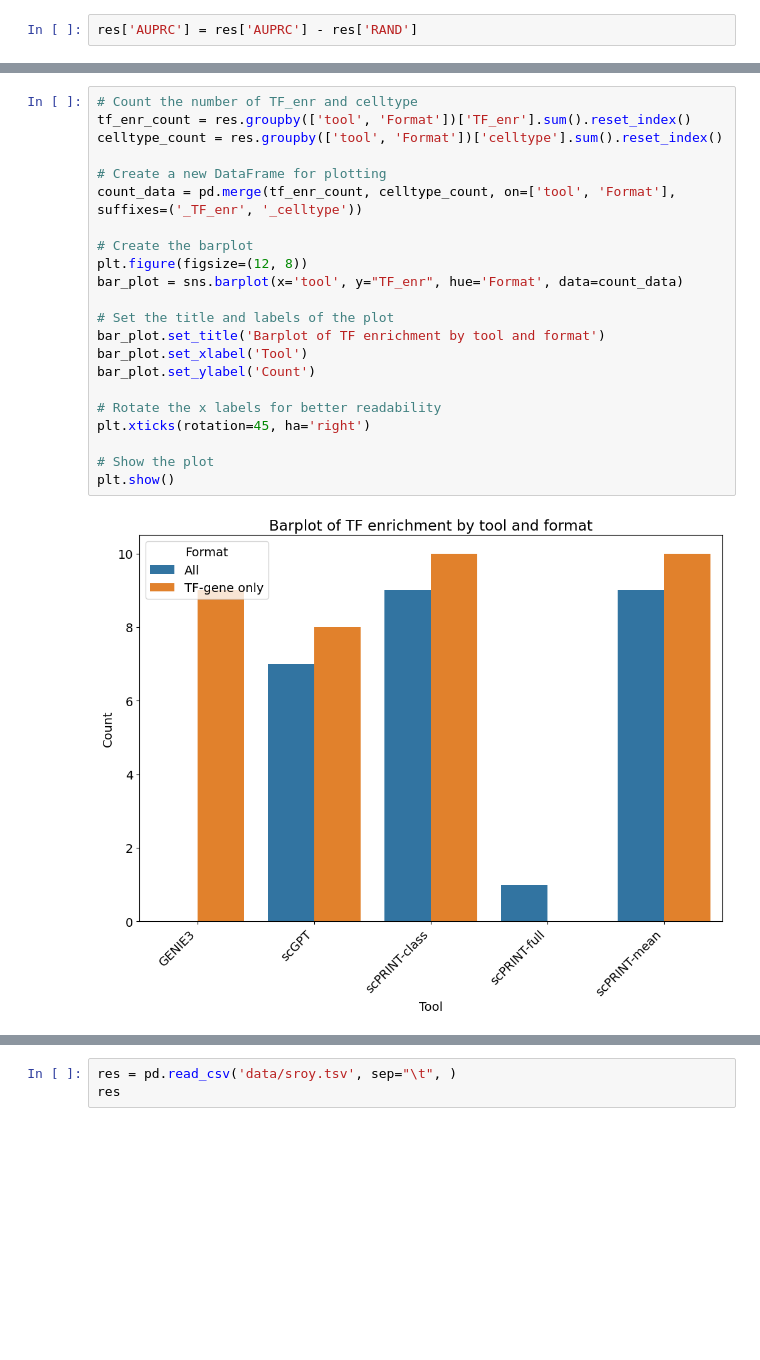
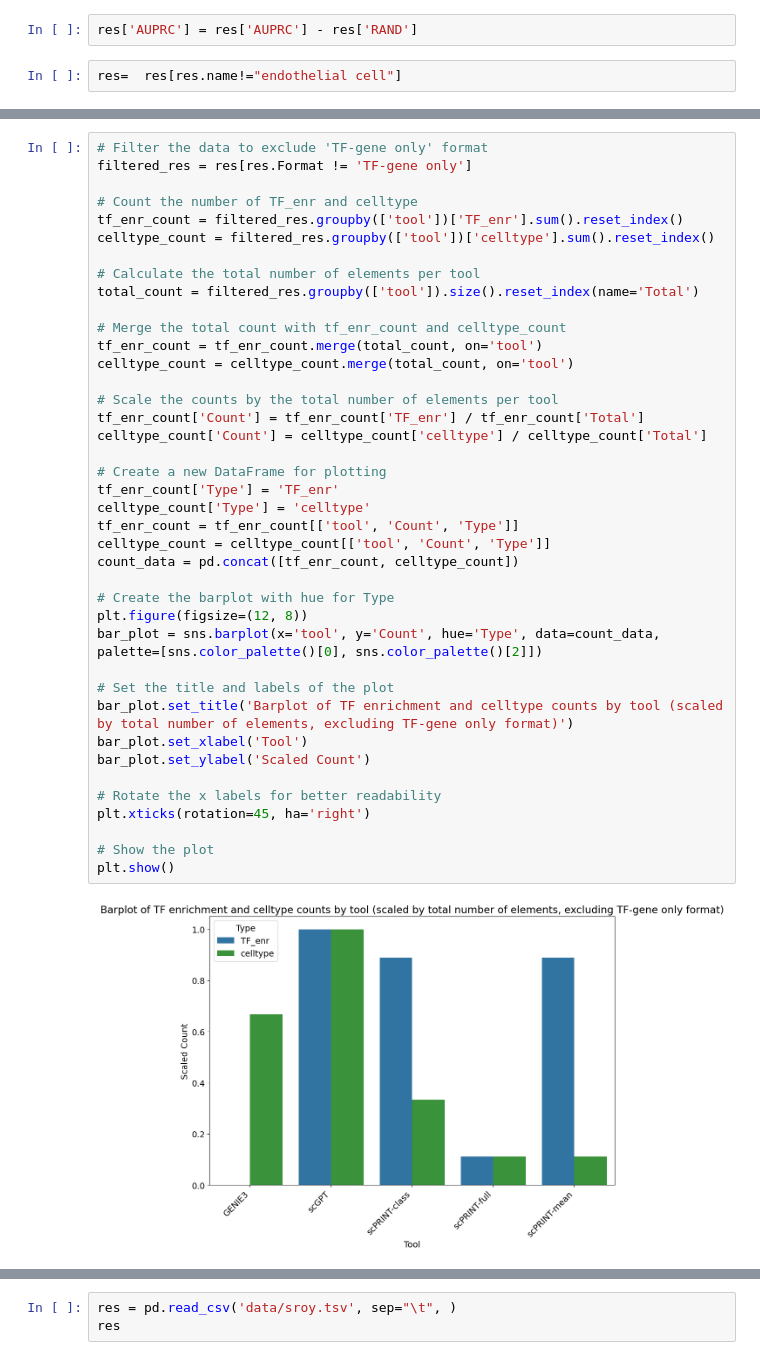
Before and after one commit to jkobject/scPRINT, a Jupyter notebook: figures/plot_results.ipynb, the cells around one changed output, grey strips where cells are left out. Cells and saved outputs as stored; diff of their text form; blank space fills up the shorter version.

```diff
--- a/figures/plot_results.ipynb
+++ b/figures/plot_results.ipynb
@@ -72,5 +105,7 @@ plt.show()
 # %%
 res['AUPRC'] = res['AUPRC'] - res['RAND']
+# %%
+res=  res[res.name!="endothelial cell"]
 # %%
 # Create the violin plot
 plt.figure(figsize=(12, 8))
@@ -96,24 +155,42 @@ plt.show()
 # %%
+# Filter the data to exclude 'TF-gene only' format
+filtered_res = res[res.Format != 'TF-gene only']
+
 # Count the number of TF_enr and celltype
-tf_enr_count = res.groupby(['tool', 'Format'])['TF_enr'].sum().reset_index()
-celltype_count = res.groupby(['tool', 'Format'])['celltype'].sum().reset_index()
+tf_enr_count = filtered_res.groupby(['tool'])['TF_enr'].sum().reset_index()
+celltype_count = filtered_res.groupby(['tool'])['celltype'].sum().reset_index()
+
+# Calculate the total number of elements per tool
+total_count = filtered_res.groupby(['tool']).size().reset_index(name='Total')
+
+# Merge the total count with tf_enr_count and celltype_count
+tf_enr_count = tf_enr_count.merge(total_count, on='tool')
+celltype_count = celltype_count.merge(total_count, on='tool')
+
+# Scale the counts by the total number of elements per tool
+tf_enr_count['Count'] = tf_enr_count['TF_enr'] / tf_enr_count['Total']
+celltype_count['Count'] = celltype_count['celltype'] / celltype_count['Total']
 
 # Create a new DataFrame for plotting
-count_data = pd.merge(tf_enr_count, celltype_count, on=['tool', 'Format'], suffixes=('_TF_enr', '_celltype'))
+tf_enr_count['Type'] = 'TF_enr'
+celltype_count['Type'] = 'celltype'
+tf_enr_count = tf_enr_count[['tool', 'Count', 'Type']]
+celltype_count = celltype_count[['tool', 'Count', 'Type']]
+count_data = pd.concat([tf_enr_count, celltype_count])
 
-# Create the barplot
+# Create the barplot with hue for Type
 plt.figure(figsize=(12, 8))
-bar_plot = sns.barplot(x='tool', y="TF_enr", hue='Format', data=count_data)
+bar_plot = sns.barplot(x='tool', y='Count', hue='Type', data=count_data, palette=[sns.color_palette()[0], sns.color_palette()[2]])
 
 # Set the title and labels of the plot
-bar_plot.set_title('Barplot of TF enrichment by tool and format')
+bar_plot.set_title('Barplot of TF enrichment and celltype counts by tool (scaled by total number of elements, excluding TF-gene only format)')
 bar_plot.set_xlabel('Tool')
-bar_plot.set_ylabel('Count')
+bar_plot.set_ylabel('Scaled Count')
 
 # Rotate the x labels for better readability
 plt.xticks(rotation=45, ha='right')
 
 # Show the plot
 plt.show()
 # %% [output]
-[figure, old version]
+[figure, new version]
```
Also changed, not shown: parts of 17 cells of this notebook, 8 other files.
